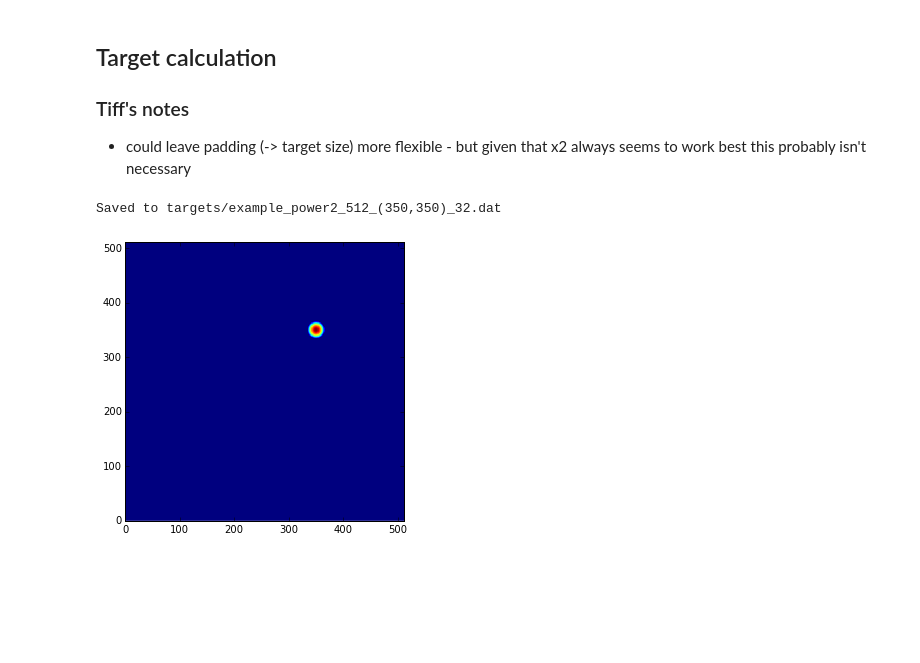
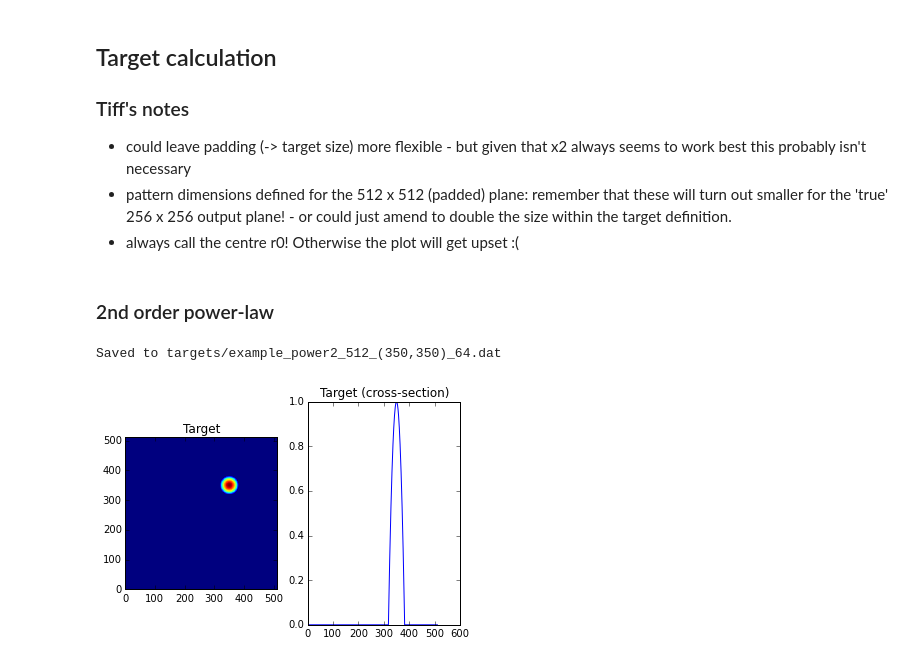
Before and after one commit to sjdenny/slm-theano, a Jupyter notebook: Target.ipynb, the cells around one changed output. Cells and saved outputs as stored; diff of their text form; code cells hidden in the pictures; blank space fills up the shorter version.

Commit message:
Added targets

```diff
--- a/Target.ipynb
+++ b/Target.ipynb
@@ -5,44 +5,52 @@
 ### Tiff's notes ###
 
  - could leave padding (-> target size) more flexible - but given that x2 always seems to work best this probably isn't necessary
+ - pattern dimensions defined for the 512 x 512 (padded) plane: remember that these will turn out smaller for the 'true' 256 x 256 output plane! - or could just amend to double the size within the target definition.
+ - always call the centre r0! Otherwise the plot will get upset :(
 # %%
 import matplotlib.pyplot as plt
 import numpy as np
-import theano
 
 %matplotlib inline
 
-def quick_plot(target):
+def quick_plot(target, params):
     N = target.shape[0]
+    x0 = params['r0'][0]
+
     plot_args = {'extent': [0, N, 0, N],
                  'interpolation': 'None',
                  'origin': 'lower'}
-    fig, ax = plt.subplots(ncols=1, figsize=(5,5))
-    ax.imshow(target, **plot_args)
+    fig, axes = plt.subplots(ncols=2)
+    axes[0].imshow(target, **plot_args)
+    axes[0].set_title('Target')
+    axes[1].plot(target[x0,:])
+    axes[1].set_title('Target (cross-section)')
+# %% [markdown]
+### 2nd order power-law ###
 # %%
 def make_power2(n, r0, d, A=1.0):
     """
     Create n x n target:
     2nd order power law centred on r0=(x0,y0) with diameter d and amplitude A
     """
     x = np.array(range(n))*1.
     X, Y = np.meshgrid(x, x)
 
     delta_r2 = np.power(X - r0[0], 2) + np.power(Y - r0[1], 2)
     z = A - 4*A/d**2 * delta_r2
     z[delta_r2 > d**2/4] = 0
 
     return z
 
 params = {'n': 512,
           'r0': (350, 350),
-          'd': 32,
+          'd': 64,
           'A': 1.0}
 t = make_power2(**params)
 filename = 'targets/example_power2_{n}_{r0}_{d}.dat'.format(**params).replace(' ', '')
-quick_plot(t)
+quick_plot(t, params)
 np.savetxt(filename, t)
 print 'Saved to ' + filename
 # %% [output]
-Saved to targets/example_power2_512_(350,350)_32.dat
+Saved to targets/example_power2_512_(350,350)_64.dat
-[figure, old version]
+[figure, new version]
```
Also changed, not shown: parts of 4 cells of this notebook.
